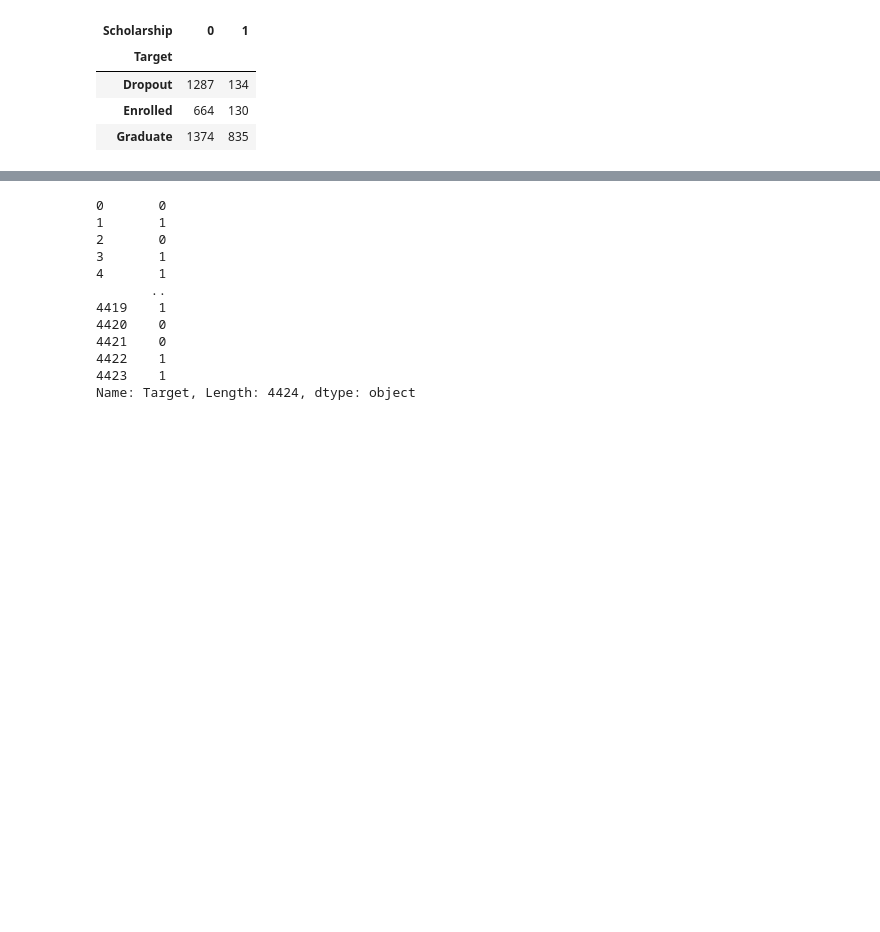
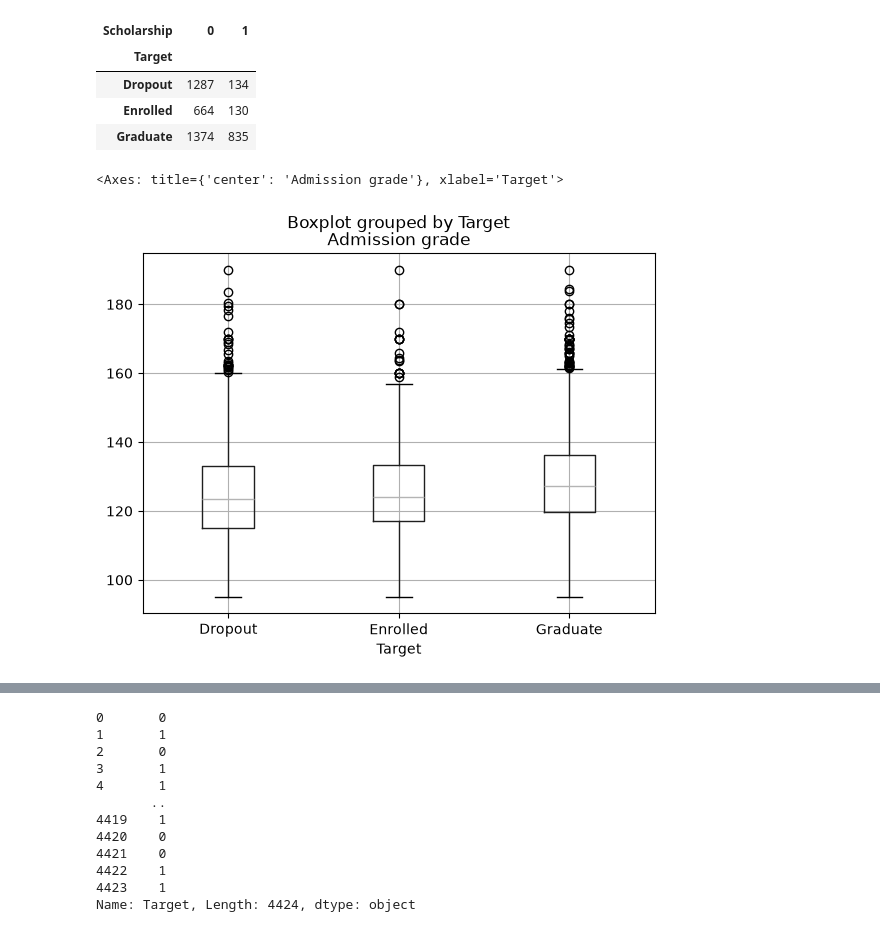
Before and after one commit to aurodeeps/student-dropout-prediction, a Jupyter notebook: notebooks/01_m2_eda.ipynb, the cells around one changed output, grey strips where cells are left out. Cells and saved outputs as stored; diff of their text form; code cells hidden in the pictures; blank space fills up the shorter version.

Commit message:
add boxplots

```diff
--- a/notebooks/01_m2_eda.ipynb
+++ b/notebooks/01_m2_eda.ipynb
@@ -95,3 +95,8 @@ pd.crosstab(df['Target'], df['Scholarship'])
 | Dropout | 1287 | 134 |
 | Enrolled | 664 | 130 |
 | Graduate | 1374 | 835 |
+# %%
+df.boxplot(column='Admission grade', by='Target')
+# %% [output]
+<Axes: title={'center': 'Admission grade'}, xlabel='Target'>
+[figure, added]
```
Also changed, not shown: parts of 2 cells of this notebook.
